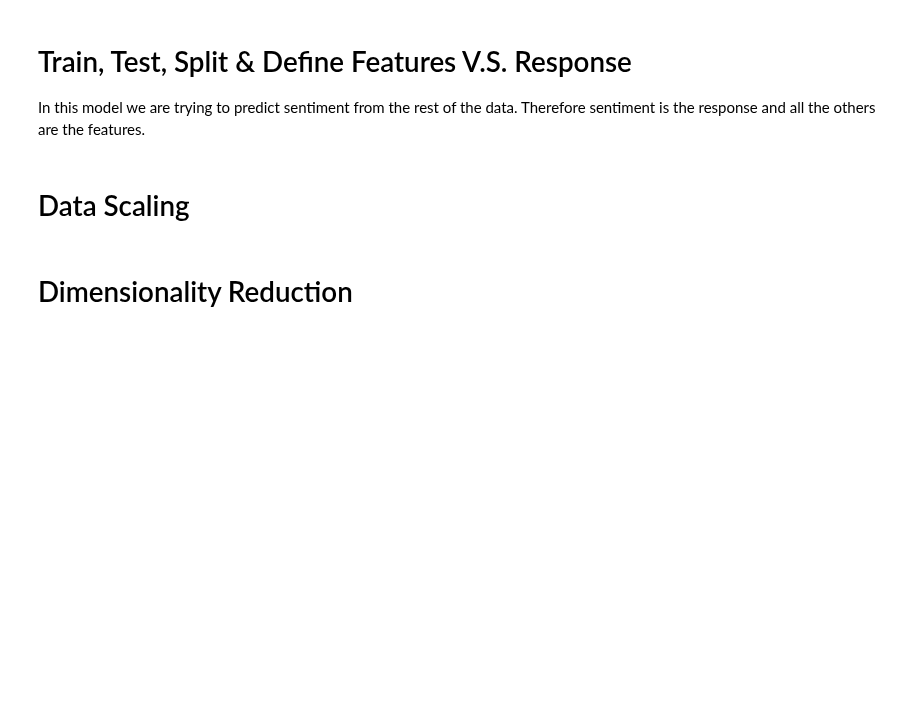
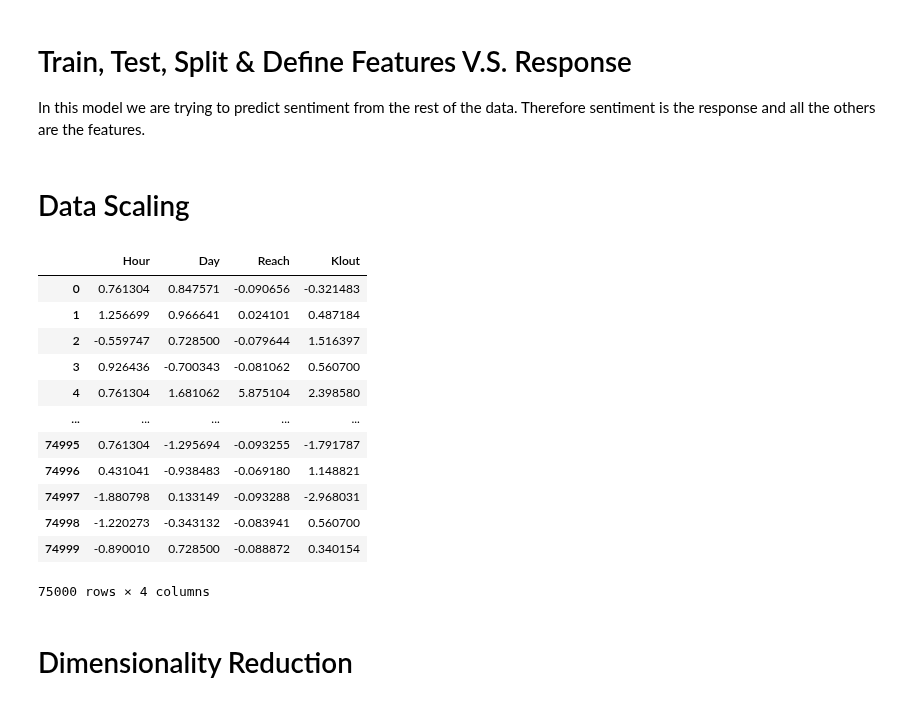
Before and after one commit to TahlonBrahic/Data-Science-Portfolio, a Jupyter notebook: Data Science/Social Media Engagement Model/model.ipynb, the cells around one changed output. Drawn from its saved outputs; the diff is of its cells as text; code cells hidden in the pictures; blank space fills up the shorter version.

Commit message:
Reform scaled arrays to dataframes

```diff
--- a/Data Science/Social Media Engagement Model/model.ipynb
+++ b/Data Science/Social Media Engagement Model/model.ipynb
@@ -389,9 +389,31 @@ X_train, X_test, y_train, y_test = train_test_split(features, response)
 # %%
 from sklearn.preprocessing import StandardScaler
 
 scaler = StandardScaler()
 
-X_train_scaled = scaler.fit_transform(X_train)
+scalable_columns = ['Hour', 'Day', 'Reach', 'Klout']
+
+X_train_scaled = scaler.fit_transform(X_train[scalable_columns])
+X_test_scaled = scaler.transform(X_test[scalable_columns])
+
+scaled_column_names = scaler.get_feature_names_out()
+
+X_train_scaled = pd.DataFrame(X_train_scaled, columns=scaled_column_names)
+X_test_scaled = pd.DataFrame(X_test_scaled, columns=scaled_column_names)
+# %% [output]
+|  | Hour | Day | Reach | Klout |
+| 0 | 0.761304 | 0.847571 | -0.090656 | -0.321483 |
+| 1 | 1.256699 | 0.966641 | 0.024101 | 0.487184 |
+| 2 | -0.559747 | 0.728500 | -0.079644 | 1.516397 |
+| 3 | 0.926436 | -0.700343 | -0.081062 | 0.560700 |
+| 4 | 0.761304 | 1.681062 | 5.875104 | 2.398580 |
+| ... | ... | ... | ... | ... |
+| 74995 | 0.761304 | -1.295694 | -0.093255 | -1.791787 |
+| 74996 | 0.431041 | -0.938483 | -0.069180 | 1.148821 |
+| 74997 | -1.880798 | 0.133149 | -0.093288 | -2.968031 |
+| 74998 | -1.220273 | -0.343132 | -0.083941 | 0.560700 |
+| 74999 | -0.890010 | 0.728500 | -0.088872 | 0.340154 |
+75000 rows × 4 columns
 # %% [markdown]
 # Dimensionality Reduction
 # %%
```
